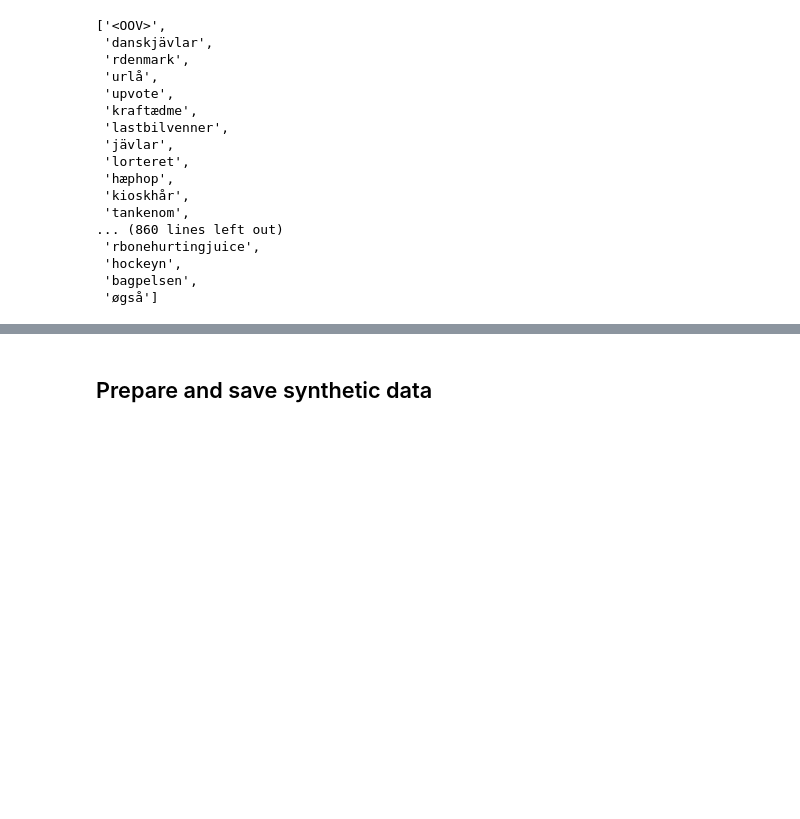
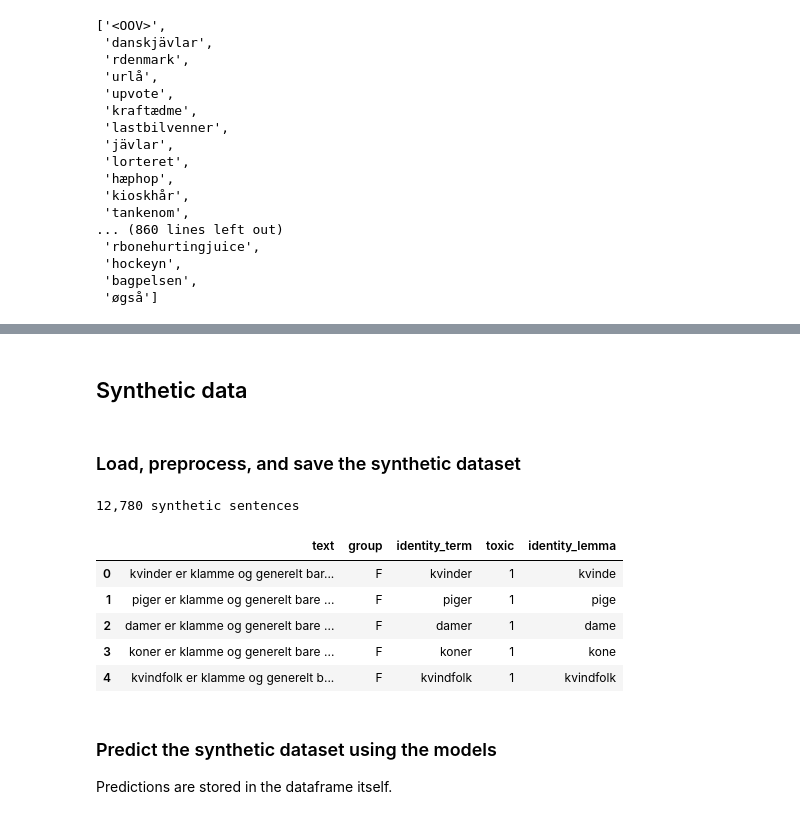
Before and after one commit to MajaMittag/gender-bias_da, a Jupyter notebook: toxicity_detection/toxicity_model_classes.ipynb, the cells around one changed output, grey strips where cells are left out. Drawn from its saved outputs; the diff is of its cells as text; code cells hidden in the pictures; blank space fills up the shorter version.

```diff
--- a/toxicity_detection/toxicity_model_classes.ipynb
+++ b/toxicity_detection/toxicity_model_classes.ipynb
@@ -564,0 +594,4 @@ CNN_avg_results = CNN_orig.evaluation_average(CNN_results)
+# %%
+# calculate AUC
+overall_aucs_test_orig = [roc_auc_score(y_test_orig, model.predict(X_test_orig_padded)) for model in CNN_orig.models] # test set
+print("Average overall AUC:", round(np.mean(overall_aucs_test_orig), 4))
@@ -584,6 +638,10 @@ with open("data/X_test_cnn.pkl", "wb") as f:
 tokenizer_json_orig = tokenizer_orig.to_json()
 with open("models/tokenizer_orig.json", "w", encoding="utf-8") as f:
     f.write(json.dumps(tokenizer_json_orig, ensure_ascii=False))
+
+# save overall AUCs
+with open("data/overall_aucs_test_orig.pkl", "wb") as f:
+    pickle.dump(overall_aucs_test_orig, f)
 # %%
 # # Plot last model
 # plot_model(cnn,
@@ -597,8 +655,10 @@ with open("models/tokenizer_orig.json", "w", encoding="utf-8") as f:
 #            layer_range=None, # if you only want to plot some layers, specify them here
 #            show_layer_activations=False
 #            )
+# %% [markdown]
+## Synthetic data
 # %% [markdown]
-## Prepare and save synthetic data
+### Load, preprocess, and save the synthetic dataset
 # %%
 # load synthetic data
 synth_data = pd.read_excel(os.getcwd()+"\\data\\synthetic_data.xlsx")
@@ -611,13 +671,25 @@ X_synth_preproc = X_synth.apply(lambda text: utils.preprocess(text, stopwords=st
 with open("X_synth_preproc.pkl", "wb") as f:
     pickle.dump(X_synth_preproc, f)
 # %%
-# BASELINE: vectorize and save synthetic data
+# BASELINE: vectorize synthetic data
 X_synth_baseline = vectorizer.transform(X_synth_preproc)
-with open("data/X_synthetic_data_baseline.pkl", "wb") as f:
-    pickle.dump(X_synth_baseline, f)
 
-# CNN ORIGINAL: tokenize, pad and save synthetic data
+# CNN ORIGINAL: tokenize and pad synthetic data
 X_synth_orig_tokenized = tokenizer_orig.texts_to_sequences(X_synth_preproc)
 X_synth_orig_padded = pad_sequences(X_synth_orig_tokenized, MAXLEN, padding="post")
-with open("data/X_synthetic_data_prepared_orig.pkl", "wb") as f:
-    pickle.dump(X_synth_orig_padded, f)
+# %%
+# all data
+y_synth = synth_data["toxic"]
+print(f"{len(y_synth):,} synthetic sentences")
+synth_data.head()
+# %% [output]
+12,780 synthetic sentences
+|  | text | group | identity_term | toxic | identity_lemma |
+| 0 | kvinder er klamme og generelt bar... | F | kvinder | 1 | kvinde |
+| 1 | piger er klamme og generelt bare ... | F | piger | 1 | pige |
+| 2 | damer er klamme og generelt bare ... | F | damer | 1 | dame |
+| 3 | koner er klamme og generelt bare ... | F | koner | 1 | kone |
+| 4 | kvindfolk er klamme og generelt b... | F | kvindfolk | 1 | kvindfolk |
+# %% [markdown]
+### Predict the synthetic dataset using the models
+Predictions are stored in the dataframe itself.
```
Also changed, not shown: parts of 18 cells of this notebook, 22 other files.
